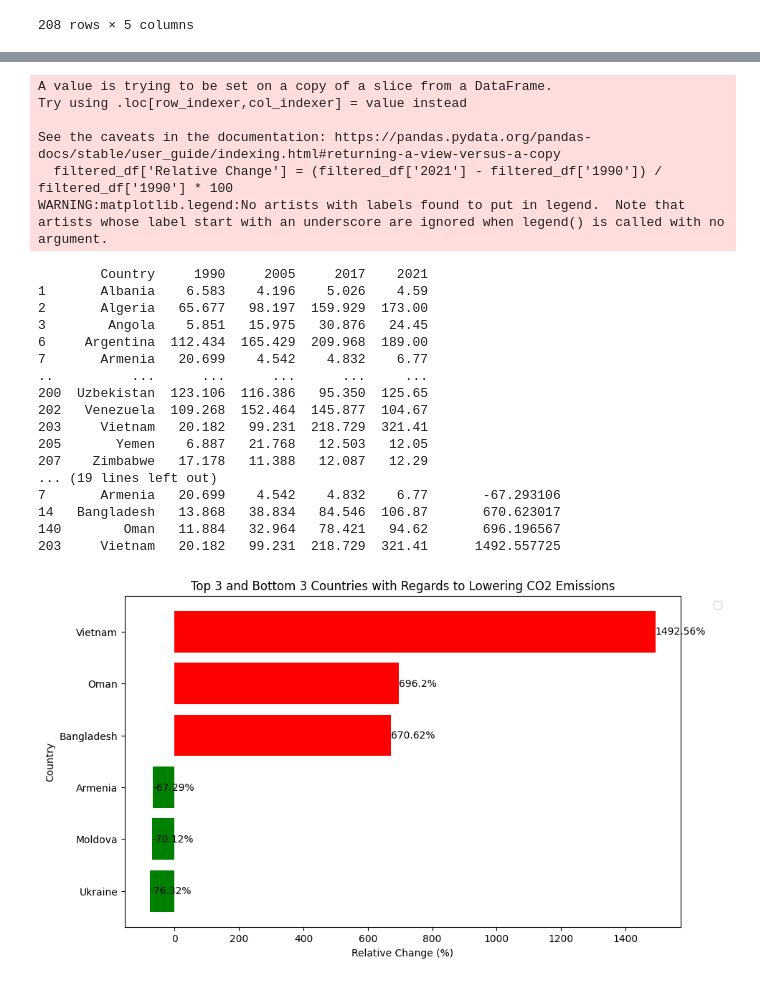
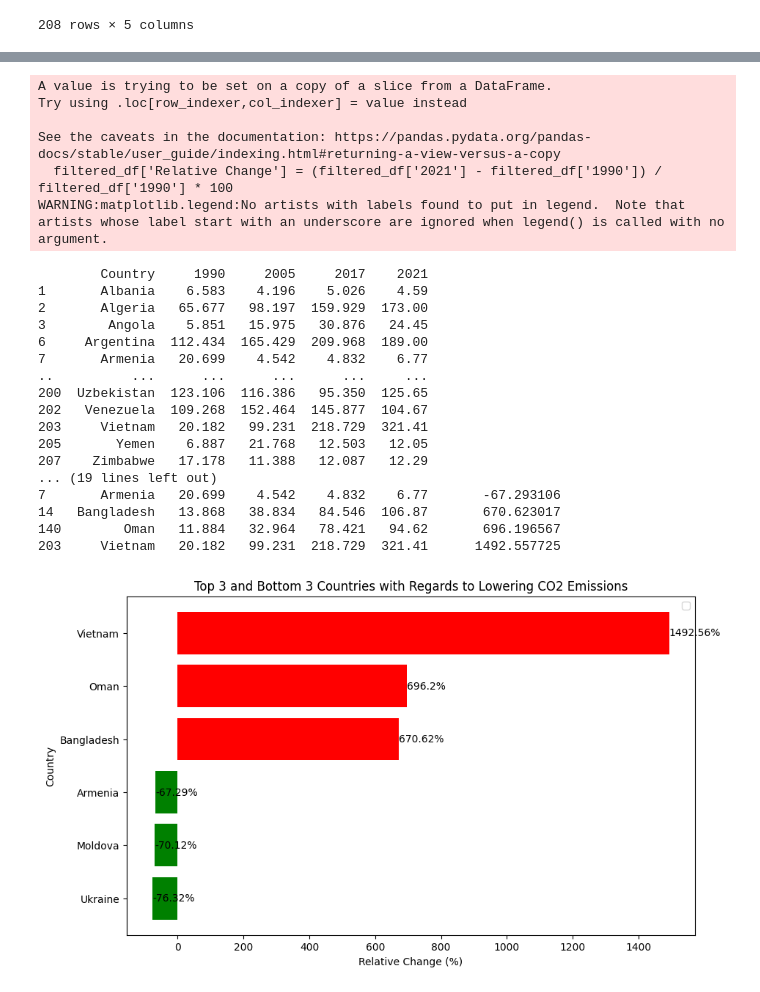
Before and after one commit to rashmi-22-stack/assignment, a Jupyter notebook: co2_emission.ipynb, the cells around one changed output, grey strips where cells are left out. Saved outputs shown, nothing was run; the diff lists cells and outputs as text; code cells hidden in the pictures.

```diff
--- a/co2_emission.ipynb
+++ b/co2_emission.ipynb
@@ -133,8 +131,6 @@ plt.show()
 # %%
 #Graph 2 :worst and best changers
 # part1: Finding the top three and bottom three countries with regards to lowering these emissions and ploting their results.
-import matplotlib.pyplot as plt
-
 # Filter out countries with less than five Mt of CO2 emissions in 1990
 filtered_df = countries_df[countries_df['1990'] >= 5]
 print(filtered_df)
@@ -142,7 +138,7 @@ print(filtered_df)
 filtered_df['Relative Change'] = (filtered_df['2021'] - filtered_df['1990']) / filtered_df['1990'] * 100
 
 # Sort the DataFrame based on the relative change in ascending order
-sorted_df = filtered_df.sort_values(by='Relative Change')
+sorted_df = filtered_df.sort_values(by='Relative Change', ascending=True)
 print(sorted_df)
 # Select the top three and bottom three countries
 top_countries = sorted_df.head(3)
@@ -166,33 +162,33 @@ plt.title('Top 3 and Bottom 3 Countries with Regards to Lowering CO2 Emissions')
 for i, v in enumerate(selected_countries['Relative Change']):
     plt.text(v, i, str(round(v, 2)) + '%', color='black', va='center')
 
 # Move the legend to the side of the graph
-plt.legend( bbox_to_anchor=(1.05, 1), loc='upper left')
+plt.legend()
 
 plt.show()
 # %% [output]
 A value is trying to be set on a copy of a slice from a DataFrame.
 Try using .loc[row_indexer,col_indexer] = value instead
 
 See the caveats in the documentation: https://pandas.pydata.org/pandas-docs/stable/user_guide/indexing.html#returning-a-view-versus-a-copy
   filtered_df['Relative Change'] = (filtered_df['2021'] - filtered_df['1990']) / filtered_df['1990'] * 100
 WARNING:matplotlib.legend:No artists with labels found to put in legend.  Note that artists whose label start with an underscore are ignored when legend() is called with no argument.
         Country     1990     2005     2017    2021
 1       Albania    6.583    4.196    5.026    4.59
 2       Algeria   65.677   98.197  159.929  173.00
 3        Angola    5.851   15.975   30.876   24.45
 6     Argentina  112.434  165.429  209.968  189.00
 7       Armenia   20.699    4.542    4.832    6.77
 ..          ...      ...      ...      ...     ...
 200  Uzbekistan  123.106  116.386   95.350  125.65
 202   Venezuela  109.268  152.464  145.877  104.67
 203     Vietnam   20.182   99.231  218.729  321.41
 205       Yemen    6.887   21.768   12.503   12.05
 207    Zimbabwe   17.178   11.388   12.087   12.29
 ... (19 lines left out)
 7       Armenia   20.699    4.542    4.832    6.77       -67.293106
 14   Bangladesh   13.868   38.834   84.546  106.87       670.623017
 140        Oman   11.884   32.964   78.421   94.62       696.196567
 203     Vietnam   20.182   99.231  218.729  321.41      1492.557725
-[figure, old version]
+[figure, new version]
 # %%
```
Also changed, not shown: parts of 4 cells of this notebook.
